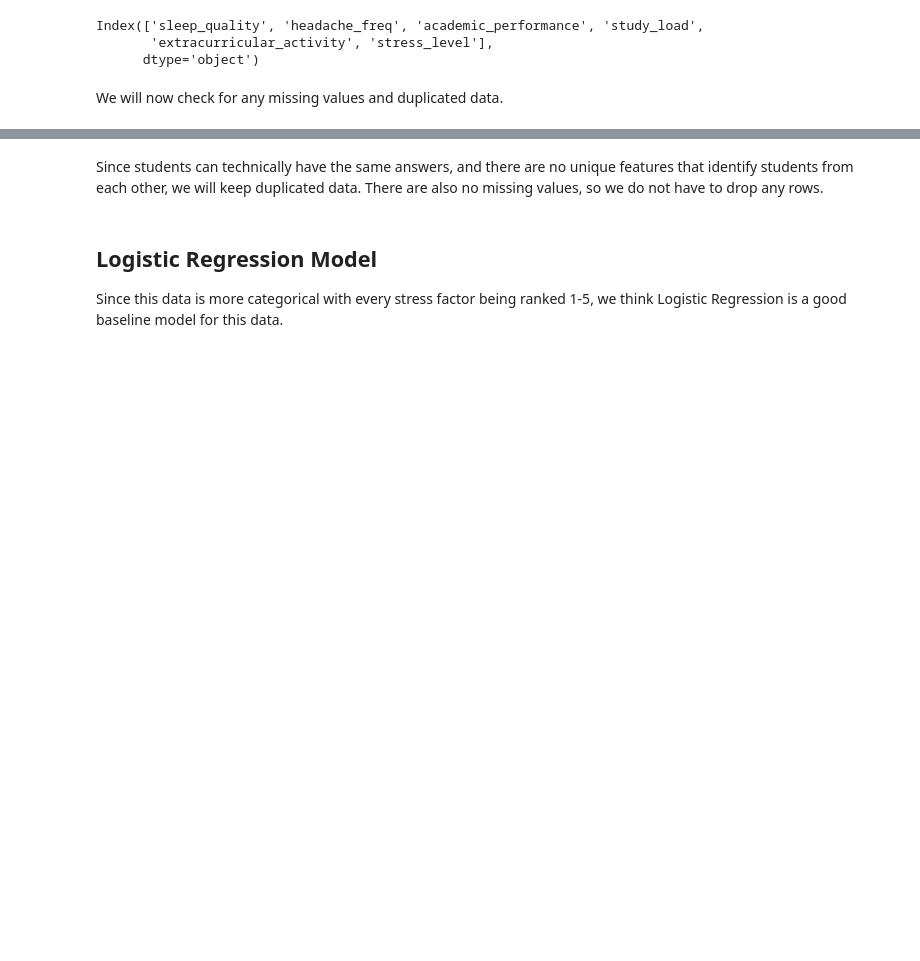
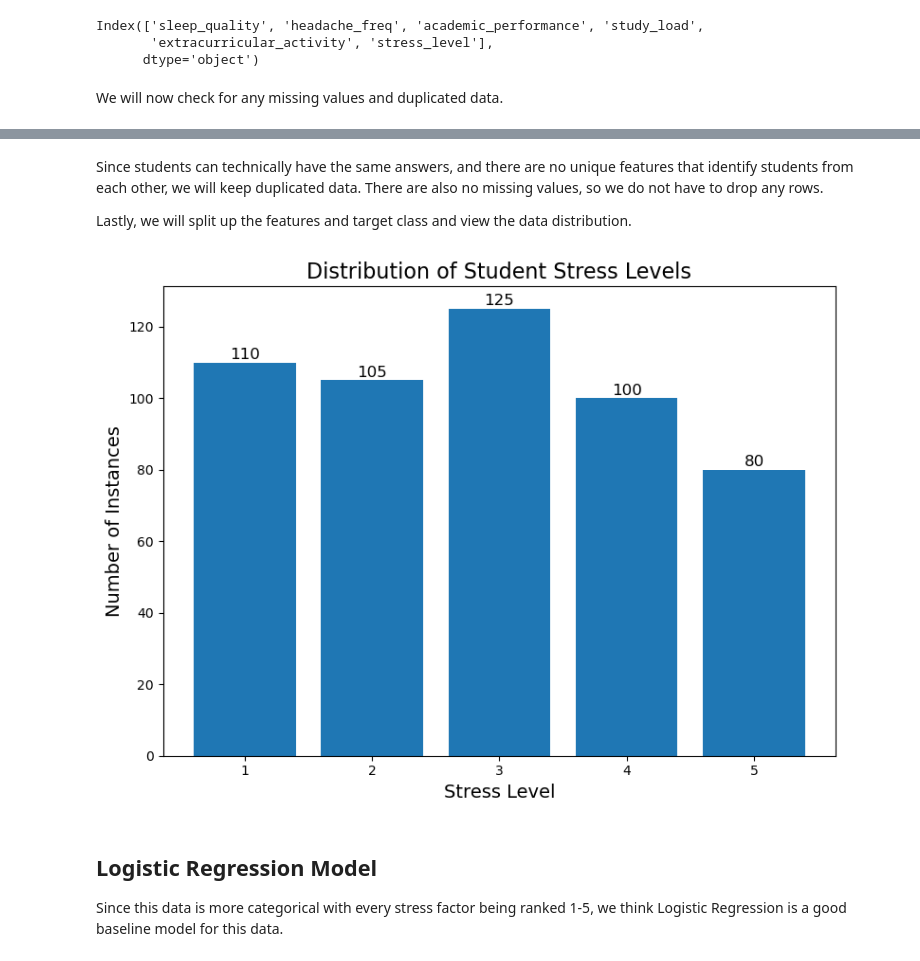
Before and after one commit to c-hue/CS4650-Capstone-Project, a Jupyter notebook: Student_Stress.ipynb, the cells around one changed output, grey strips where cells are left out. Cells and saved outputs as stored; diff of their text form; code cells hidden in the pictures; blank space fills up the shorter version.

Commit message:
class distribution

```diff
--- a/Student_Stress.ipynb
+++ b/Student_Stress.ipynb
@@ -89,6 +90,35 @@ dtype: int64
 np.int64(416)
 # %% [markdown]
 Since students can technically have the same answers, and there are no unique features that identify students from each other, we will keep duplicated data. There are also no missing values, so we do not have to drop any rows.
+
+Lastly, we will split up the features and target class and view the data distribution.
+# %%
+# load the features and target class
+X = df.drop(columns=['stress_level'])
+y = df['stress_level']
+
+# plot bar graph for stress levels
+class_counts = y.value_counts().sort_index()
+plt.figure(figsize=(8,6))
+bars = plt.bar(class_counts.index, class_counts.values)
+
+for bar in bars:
+    height = bar.get_height()
+    plt.text(
+        bar.get_x() + bar.get_width() / 2,
+        height + 1,              # position above the bar
+        f"{height}",              # text (count)
+        ha='center', fontsize=12
+    )
+
+plt.title("Distribution of Student Stress Levels", fontsize=16)
+plt.xlabel("Stress Level", fontsize=14)
+plt.ylabel("Number of Instances", fontsize=14)
+
+plt.tight_layout()
+plt.show()
+# %% [output]
+[figure, added]
 # %% [markdown]
 ## Logistic Regression Model
 Since this data is more categorical with every stress factor being ranked 1-5, we think Logistic Regression is a good baseline model for this data.
```
Also changed, not shown: parts of 3 cells of this notebook.
